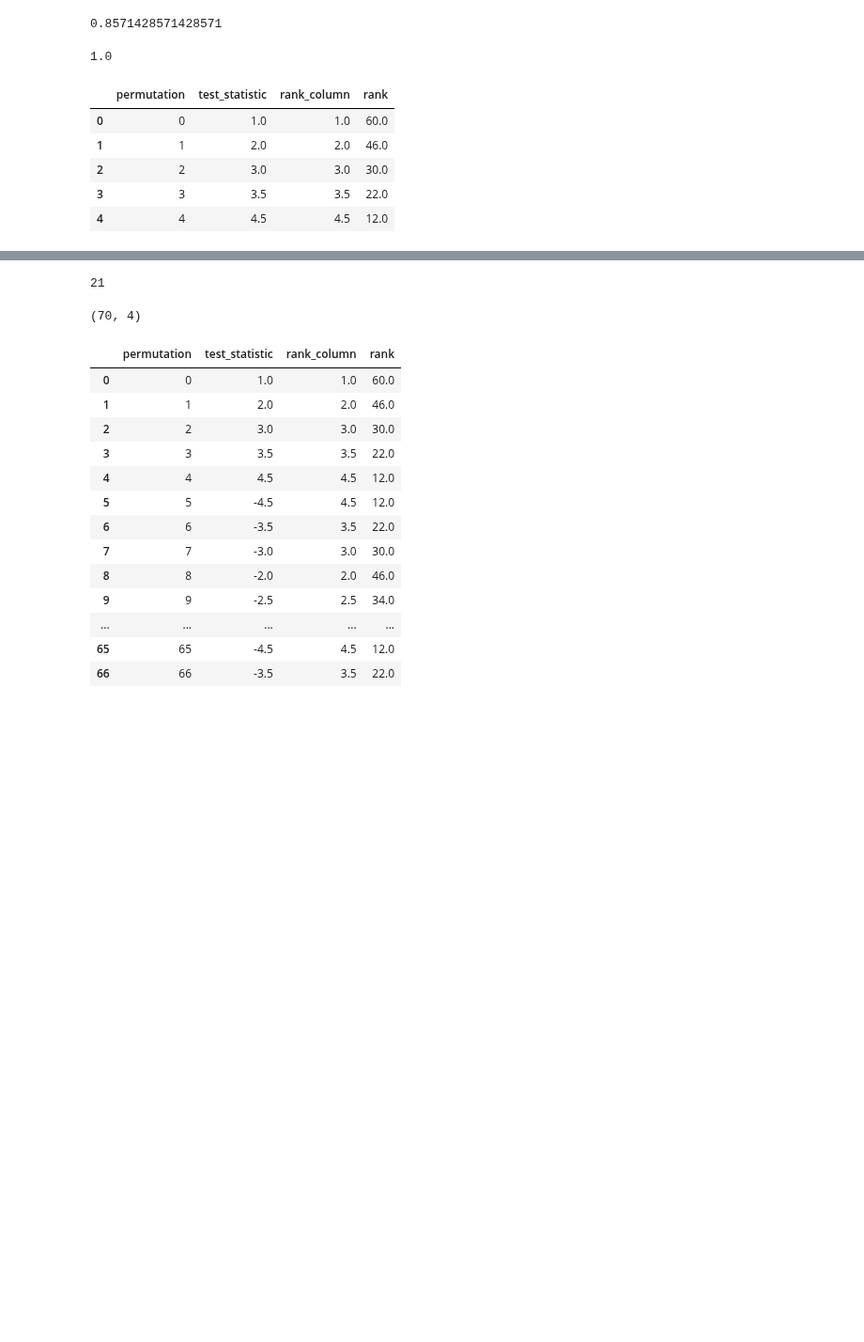
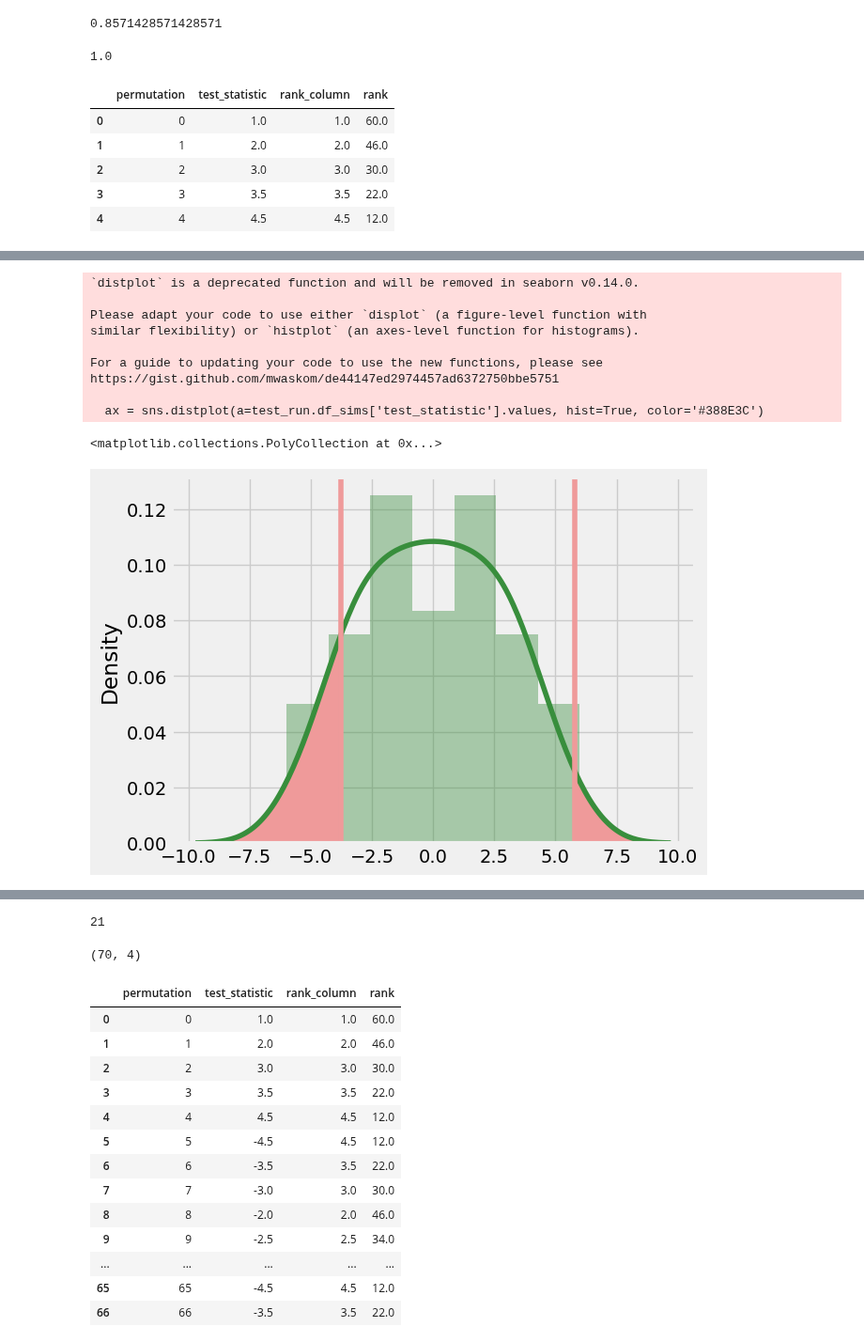
Before and after one commit to dokeeffe87/stats_utils, a Jupyter notebook: notebooks/scratch_work/dev_randomization_inference.ipynb, the cells around one changed output, grey strips where cells are left out. Shown at 94% size. Drawn from its saved outputs; the diff is of its cells as text; code cells hidden in the pictures; blank space fills up the shorter version.

```diff
--- a/notebooks/scratch_work/dev_randomization_inference.ipynb
+++ b/notebooks/scratch_work/dev_randomization_inference.ipynb
@@ -447,0 +747,23 @@ test_run.df_sims.head()
+# %%
+ax = sns.distplot(a=test_run.df_sims['test_statistic'].values, hist=True, color='#388E3C')
+kde_x, kde_y = ax.lines[0].get_data()
+
+#plotting the two lines
+p1 = plt.axvline(x=test_run.ci[0], color='#EF9A9A')
+p2 = plt.axvline(x=test_run.ci[1], color='#EF9A9A')
+
+
+ax.fill_between(kde_x, kde_y, where=(kde_x < test_run.ci[0]) | (kde_x > test_run.ci[1]) ,
+                interpolate=True, color='#EF9A9A')
+# %% [output]
+`distplot` is a deprecated function and will be removed in seaborn v0.14.0.
+
+Please adapt your code to use either `displot` (a figure-level function with
+similar flexibility) or `histplot` (an axes-level function for histograms).
+
+For a guide to updating your code to use the new functions, please see
+https://gist.github.com/mwaskom/de44147ed2974457ad6372750bbe5751
+
+  ax = sns.distplot(a=test_run.df_sims['test_statistic'].values, hist=True, color='#388E3C')
+<matplotlib.collections.PolyCollection at 0x...>
+[figure, added]
```
Also changed, not shown: parts of 13 cells of this notebook.
